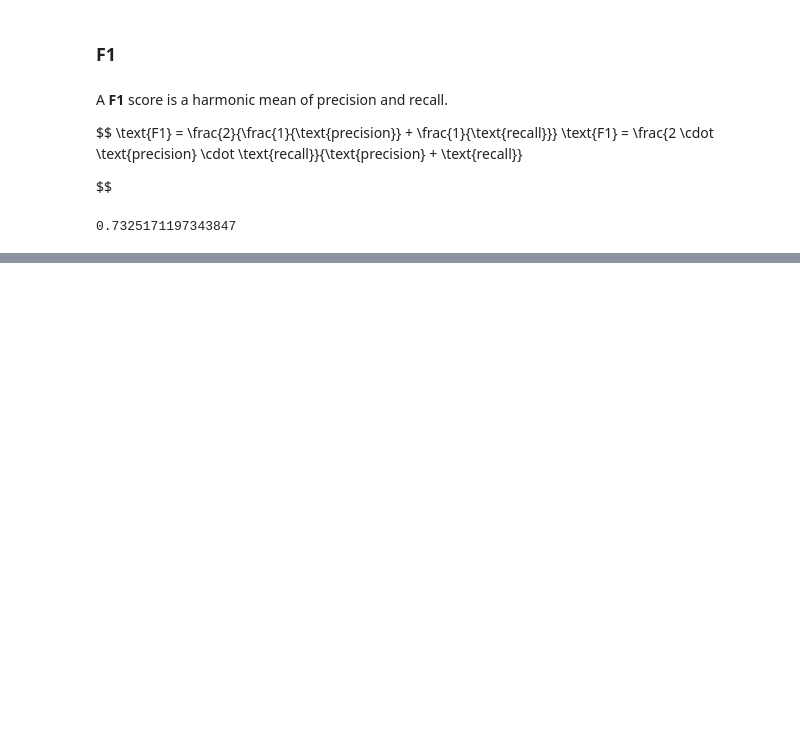
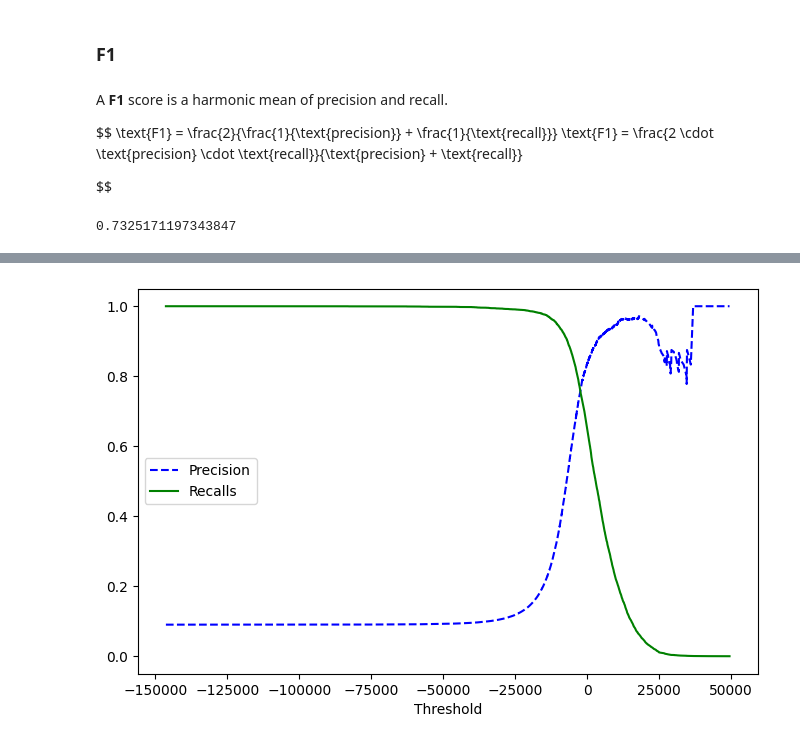
Before and after one commit to KumudithaSilva/Sklearn-ML, a Jupyter notebook: ML_Classification/minest.ipynb, the cells around one changed output, grey strips where cells are left out. Saved outputs shown, nothing was run; the diff lists cells and outputs as text; code cells hidden in the pictures; blank space fills up the shorter version.

Commit message:
add PR Trade-off curve

```diff
--- a/ML_Classification/minest.ipynb
+++ b/ML_Classification/minest.ipynb
@@ -248,0 +273,15 @@ f1_score(y_train_5, y_train_pred)
+# %%
+y_scores = cross_val_predict(sgd_clf, X_train, y_train_5, cv=3, method="decision_function")
+# %%
+from sklearn.metrics import precision_recall_curve
+precisions, recalls, thresholds = precision_recall_curve(y_train_5, y_scores)
+# %%
+def plot_precision_recall_vs_threshold(precisions, recalls, thresholds):
+    plt.figure(figsize=(8, 5))
+    plt.plot(thresholds, precisions[:-1], linestyle="--", color="blue",label="Precision")
+    plt.plot(thresholds, recalls[:-1], linestyle="-", color="green", label="Recalls")
+    plt.xlabel("Threshold")
+    plt.legend(loc="center left")
+plot_precision_recall_vs_threshold(precisions, recalls, thresholds)
+# %% [output]
+[figure, added]
```
Also changed, not shown: parts of 1 cell of this notebook.
